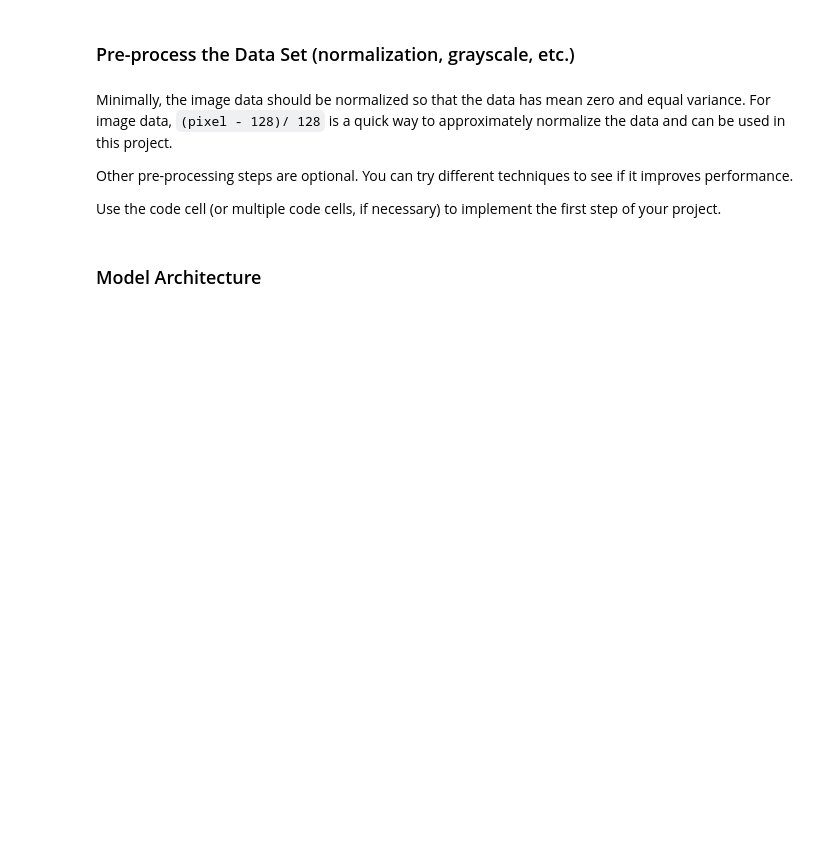
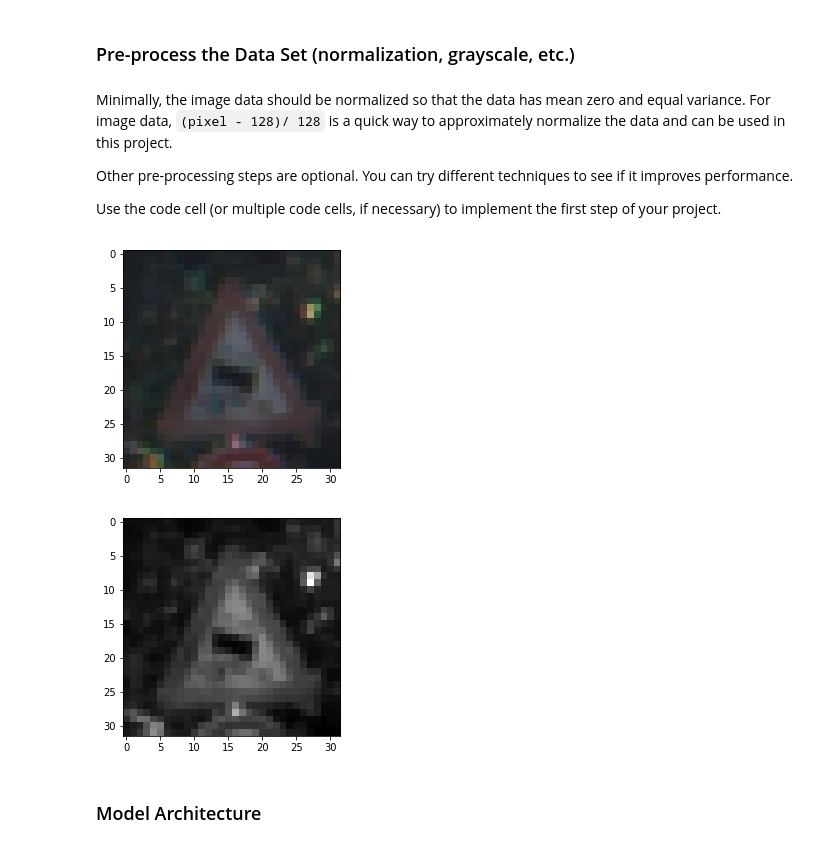
Before and after one commit to AInitikesh/Traffic_Sign_Classifier, a Jupyter notebook: Traffic_Sign_Classifier.ipynb, the cells around one changed output. Drawn from its saved outputs; the diff is of its cells as text; code cells hidden in the pictures; blank space fills up the shorter version.

```diff
--- a/Traffic_Sign_Classifier.ipynb
+++ b/Traffic_Sign_Classifier.ipynb
@@ -170,3 +195,13 @@ valid_features = normalize_grayscale(X_valid)
+# %%
+plt.imshow(X_train[2000])
+plt.savefig('plot/color.png')
+plt.show()
+plt.imshow(np.squeeze(train_features[2000]), cmap='gray')
+plt.savefig('plot/gray.png')
+plt.show()
+# %% [output]
+[figure, added]
+[figure, added]
 # %% [markdown]
 ### Model Architecture
 # %%
```
Also changed, not shown: parts of 18 cells of this notebook, 5 other files.
